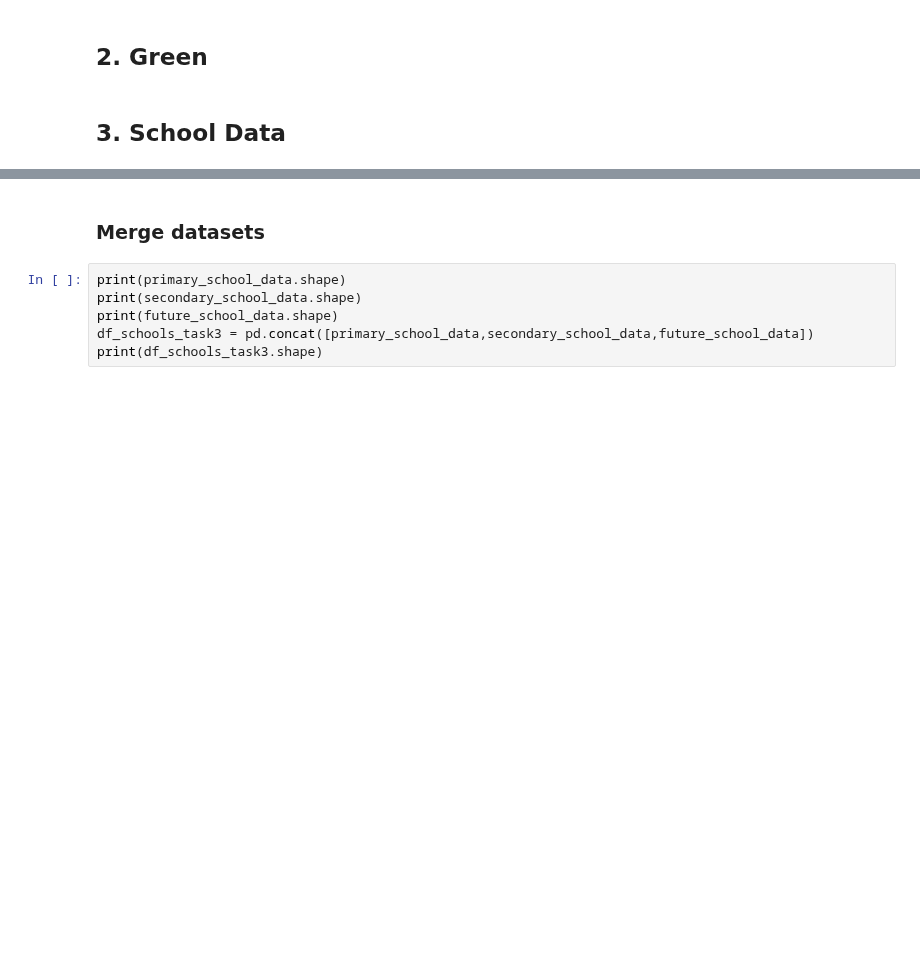
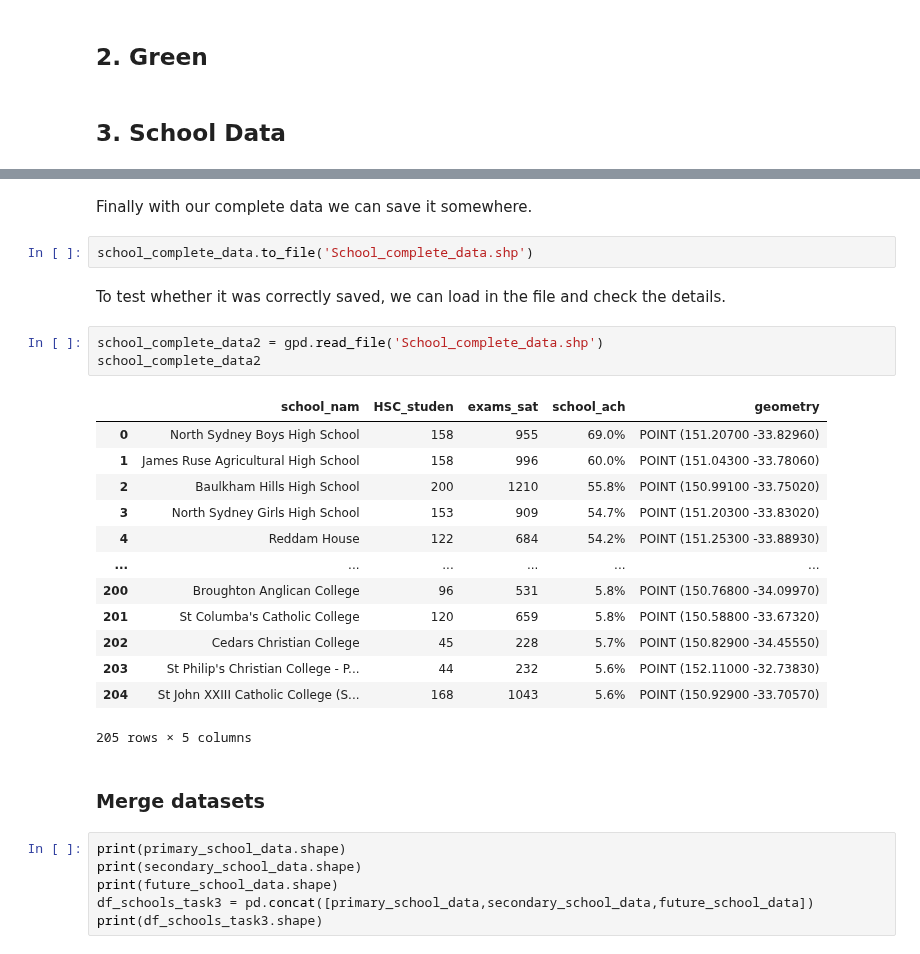
Before and after one commit to MichelangeloNardi/DATA2901--2024S1, a Jupyter notebook: Data Validation_JL.ipynb, the cells around one changed output, grey strips where cells are left out. Cells and saved outputs as stored; diff of their text form; blank space fills up the shorter version.

```diff
--- a/Data Validation_JL.ipynb
+++ b/Data Validation_JL.ipynb
@@ -1322,3 +1469,26 @@ future_school_data = future_school_data[['USE_ID','CATCH_TYPE','USE_DESC','geome
+# %% [markdown]
+Finally with our complete data we can save it somewhere.
+# %%
+school_complete_data.to_file('School_complete_data.shp')
+# %% [markdown]
+To test whether it was correctly saved, we can load in the file and check the details.
+# %%
+school_complete_data2 = gpd.read_file('School_complete_data.shp')
+school_complete_data2
+# %% [output]
+|  | school_nam | HSC_studen | exams_sat | school_ach | geometry |
+| 0 | North Sydney Boys High School | 158 | 955 | 69.0% | POINT (151.20700 -33.82960) |
+| 1 | James Ruse Agricultural High School | 158 | 996 | 60.0% | POINT (151.04300 -33.78060) |
+| 2 | Baulkham Hills High School | 200 | 1210 | 55.8% | POINT (150.99100 -33.75020) |
+| 3 | North Sydney Girls High School | 153 | 909 | 54.7% | POINT (151.20300 -33.83020) |
+| 4 | Reddam House | 122 | 684 | 54.2% | POINT (151.25300 -33.88930) |
+| ... | ... | ... | ... | ... | ... |
+| 200 | Broughton Anglican College | 96 | 531 | 5.8% | POINT (150.76800 -34.09970) |
+| 201 | St Columba's Catholic College | 120 | 659 | 5.8% | POINT (150.58800 -33.67320) |
+| 202 | Cedars Christian College | 45 | 228 | 5.7% | POINT (150.82900 -34.45550) |
+| 203 | St Philip's Christian College - P... | 44 | 232 | 5.6% | POINT (152.11000 -32.73830) |
+| 204 | St John XXIII Catholic College (S... | 168 | 1043 | 5.6% | POINT (150.92900 -33.70570) |
+205 rows × 5 columns
 # %% [markdown]
 ### Merge datasets
 # %%
```
Also changed, not shown: parts of 69 cells of this notebook, 16 other files.
